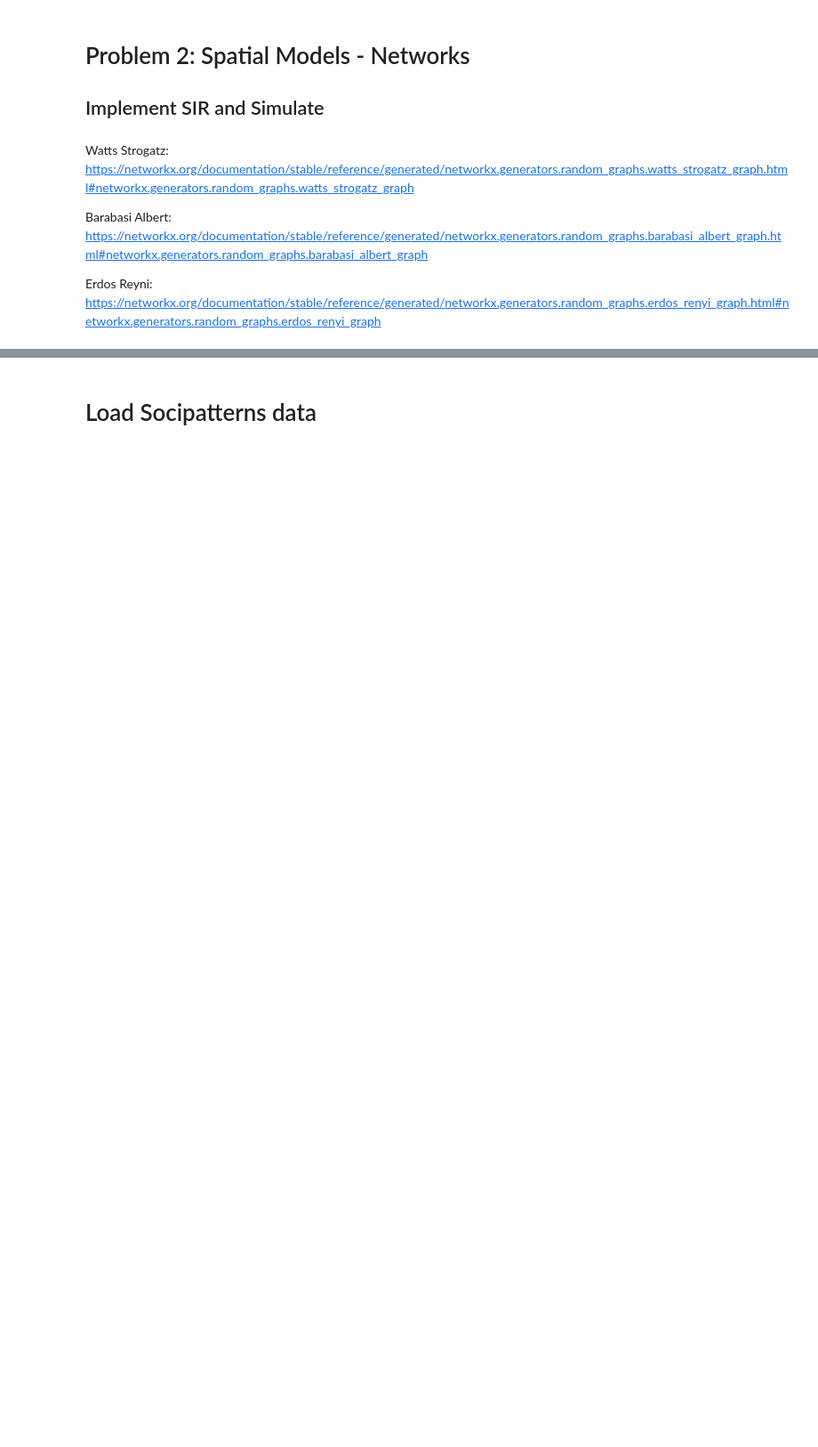
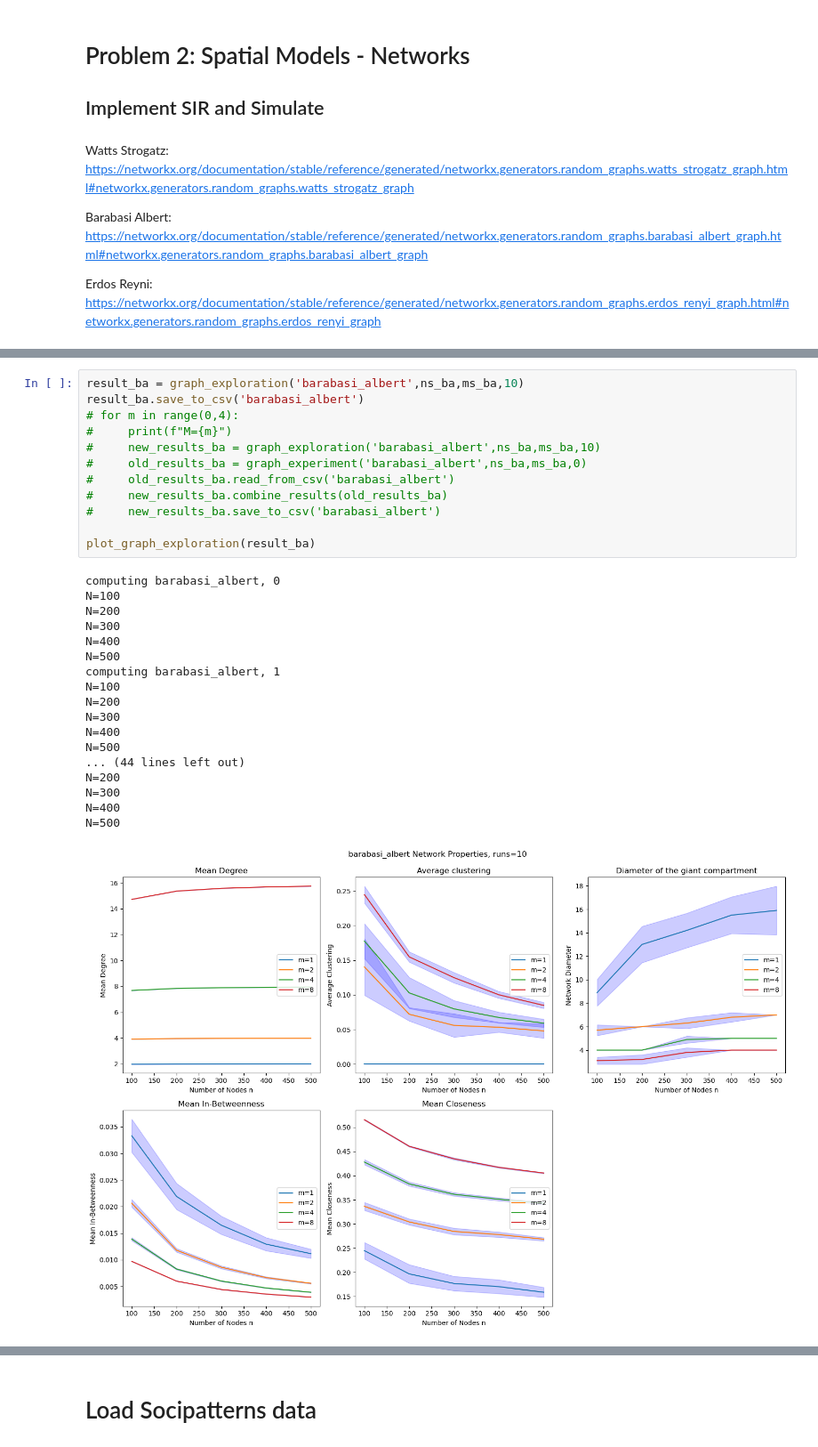
Before and after one commit to kylehtunis/stochastic-modeling, a Jupyter notebook: problem2.ipynb, the cells around one changed output, grey strips where cells are left out. Shown at 89% size. Saved outputs shown, nothing was run; the diff lists cells and outputs as text; blank space fills up the shorter version.

```diff
--- a/problem2.ipynb
+++ b/problem2.ipynb
@@ -195,0 +475,31 @@ graph_exploration('watts_strogatz', ks_ws, ps_ws, N, C)
+# %%
+result_ba = graph_exploration('barabasi_albert',ns_ba,ms_ba,10)
+result_ba.save_to_csv('barabasi_albert')
+# for m in range(0,4):
+#     print(f"M={m}")
+#     new_results_ba = graph_exploration('barabasi_albert',ns_ba,ms_ba,10)
+#     old_results_ba = graph_experiment('barabasi_albert',ns_ba,ms_ba,0)
+#     old_results_ba.read_from_csv('barabasi_albert')
+#     new_results_ba.combine_results(old_results_ba)
+#     new_results_ba.save_to_csv('barabasi_albert')
+
+plot_graph_exploration(result_ba)
+# %% [output]
+computing barabasi_albert, 0
+N=100
+N=200
+N=300
+N=400
+N=500
+computing barabasi_albert, 1
+N=100
+N=200
+N=300
+N=400
+N=500
+... (44 lines left out)
+N=200
+N=300
+N=400
+N=500
+[figure, added]
```
Also changed, not shown: parts of 19 cells of this notebook, 5 other files.
